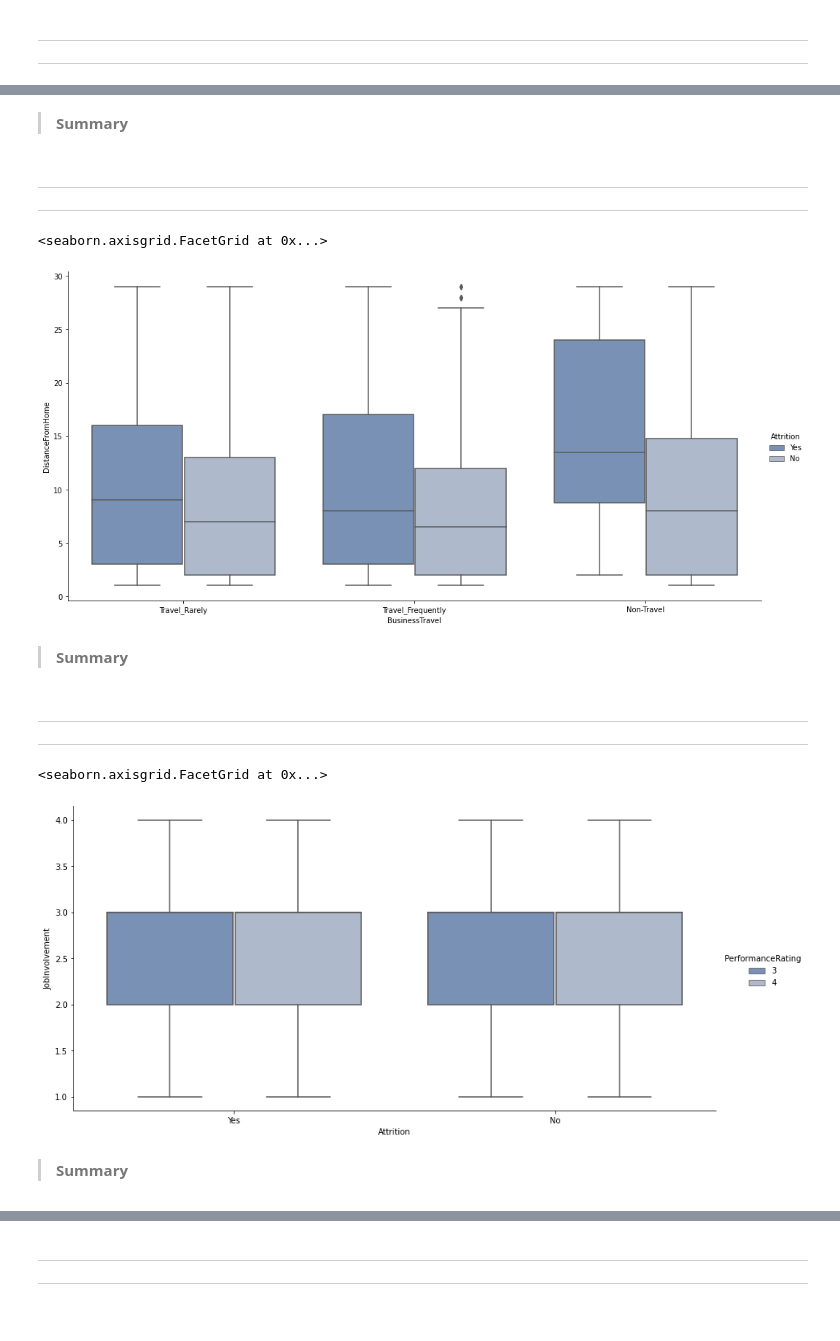
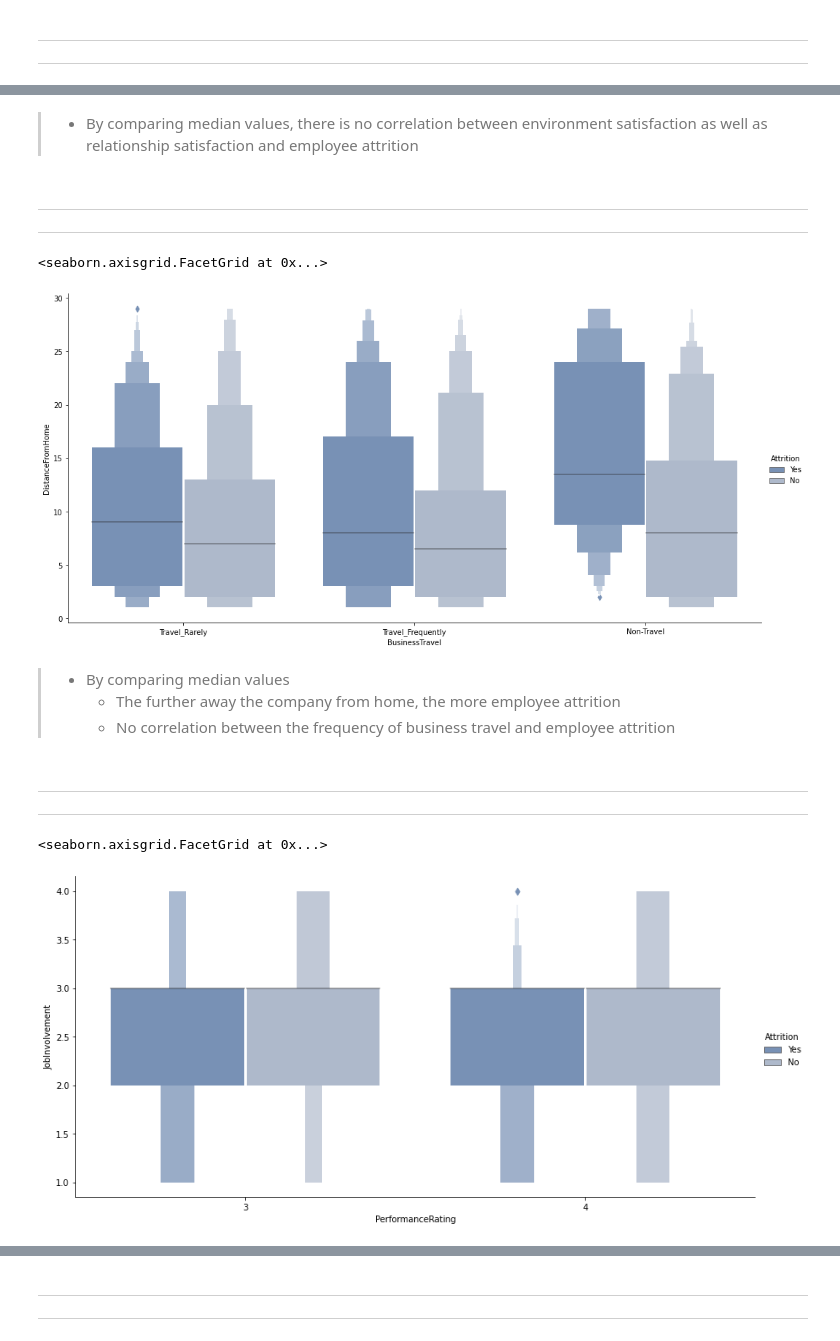
Before and after one commit to yufrances90/Communicate-Data-Findings, a Jupyter notebook: exploration-Copy2.ipynb, the cells around one changed output, grey strips where cells are left out. Cells and saved outputs as stored; diff of their text form; code cells hidden in the pictures.

```diff
--- a/exploration-Copy2.ipynb
+++ b/exploration-Copy2.ipynb
@@ -571,5 +577,5 @@ sns.catplot(
-# %% [markdown]
-> **Summary**
+# %% [markdown]
+> * By comparing median values, there is no correlation between environment satisfaction as well as relationship satisfaction and employee attrition
 # %% [markdown]
 ---
 ---
@@ -582,27 +588,27 @@ sns.catplot(
     aspect=2,
     hue='Attrition',
     palette=palette,
-    kind="box")
+    kind="boxen")
 # %% [output]
 <seaborn.axisgrid.FacetGrid at 0x...>
-[figure, old version]
+[figure, new version]
-# %% [markdown]
-> **Summary**
+# %% [markdown]
+> * By comparing median values
+>   * The further away the company from home, the more employee attrition
+>   * No correlation between the frequency of business travel and employee attrition
 # %% [markdown]
 ---
 ---
 # %%
 sns.catplot(
     y="JobInvolvement",
-    x="Attrition",
+    x="PerformanceRating",
     data=df,
     height=6,
     aspect=2,
-    hue='PerformanceRating',
+    hue='Attrition',
     palette=palette,
-    kind="box")
+    kind="boxen")
 # %% [output]
 <seaborn.axisgrid.FacetGrid at 0x...>
-[figure, old version]
+[figure, new version]
-# %% [markdown]
-> **Summary**
```
Also changed, not shown: parts of 23 cells of this notebook.
